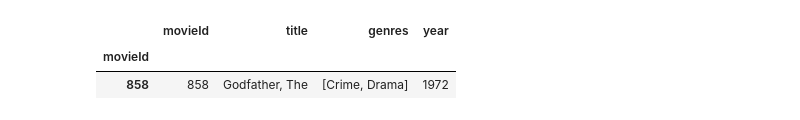
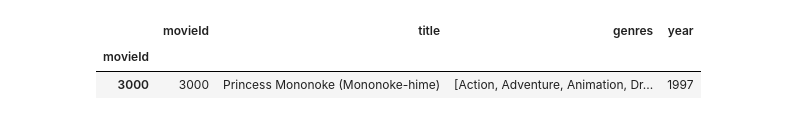
Before and after one commit to s214735/CompToolsGrp70, a Jupyter notebook: notebooks/testing_oscar_users.ipynb, the cells around one changed output. Drawn from its saved outputs; the diff is of its cells as text; code cells hidden in the pictures.

```diff
--- a/notebooks/testing_oscar_users.ipynb
+++ b/notebooks/testing_oscar_users.ipynb
@@ -148,9 +152,9 @@ movieId
 # %%
-df_movies[df_movies['movieId'] == 858]
+df_movies[df_movies['movieId'] == 3000]
 # %% [output]
 |  | movieId | title | genres | year |
 | movieId |  |  |  |  |
-| 858 | 858 | Godfather, The | [Crime, Drama] | 1972 |
+| 3000 | 3000 | Princess Mononoke (Mononoke-hime) | [Action, Adventure, Animation, Dr... | 1997 |
 # %%
 # Example
 target_id = 3000
```
Also changed, not shown: parts of 21 cells of this notebook.
